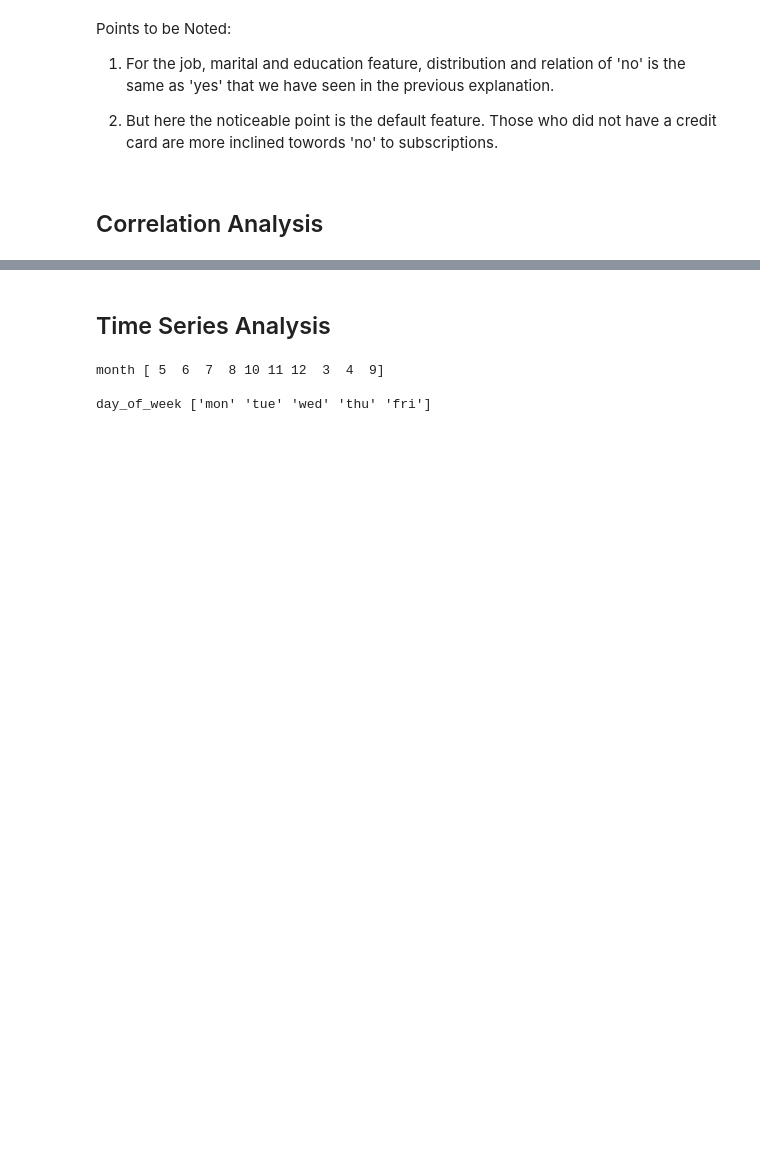
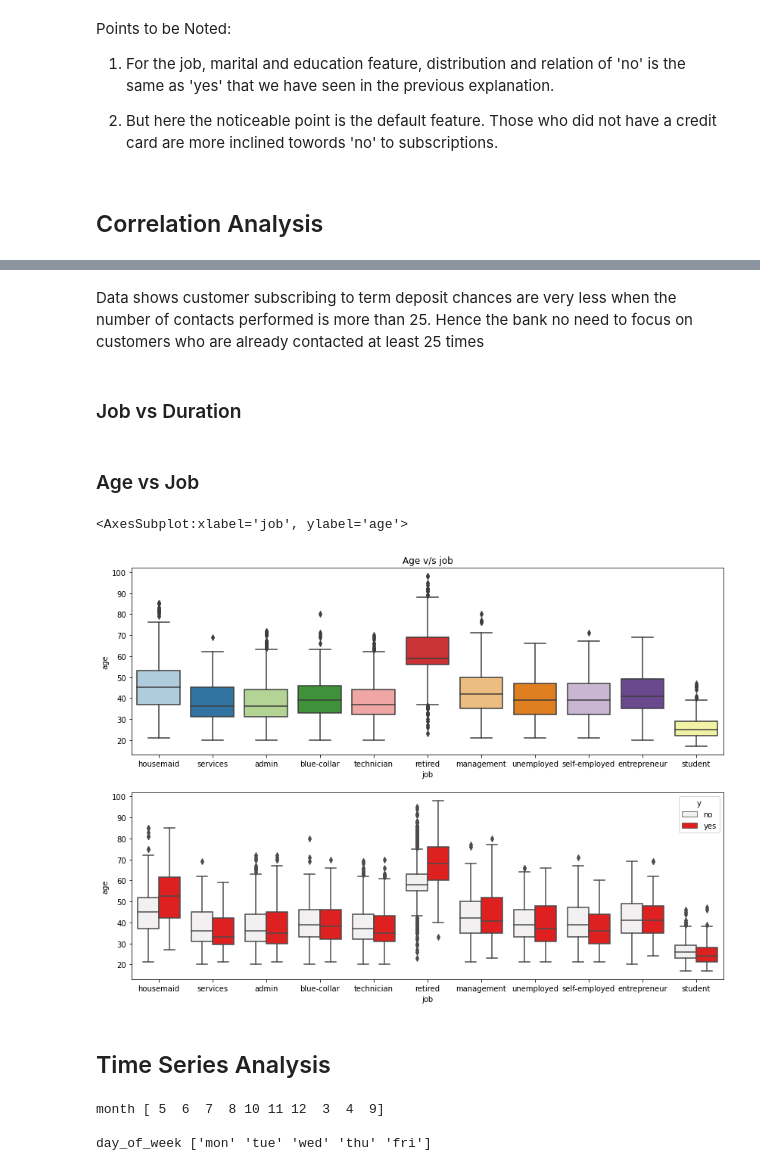
Before and after one commit to taimoorRazi/Bank-Marketing-Project, a Jupyter notebook: Week 10/EDA.ipynb, the cells around one changed output, grey strips where cells are left out. Cells and saved outputs as stored; diff of their text form; code cells hidden in the pictures; blank space fills up the shorter version.

```diff
--- a/Week 10/EDA.ipynb
+++ b/Week 10/EDA.ipynb
@@ -908,3 +901,20 @@ df.corr()
+# %% [markdown]
+Data shows customer subscribing to term deposit chances are very less when the number of contacts performed is more than 25.
+Hence the bank no need to focus on customers who are already contacted at least 25 times
+# %% [markdown]
+### Job vs Duration
+# %% [markdown]
+### Age vs Job
+# %%
+plt.figure(figsize =(14,10))
+plt.subplot(2,1,1)
+sns.boxplot(x= df['job'] ,y=df['age'])
+plt.title('Age v/s job')
+plt.subplot(2,1,2)
+sns.boxplot(x= df['job'] ,y=df['age'] ,hue =df['y'] ,color ='r')
+# %% [output]
+<AxesSubplot:xlabel='job', ylabel='age'>
+[figure, added]
 # %% [markdown]
 ## Time Series Analysis
 # %%
```
Also changed, not shown: parts of 8 cells of this notebook.
